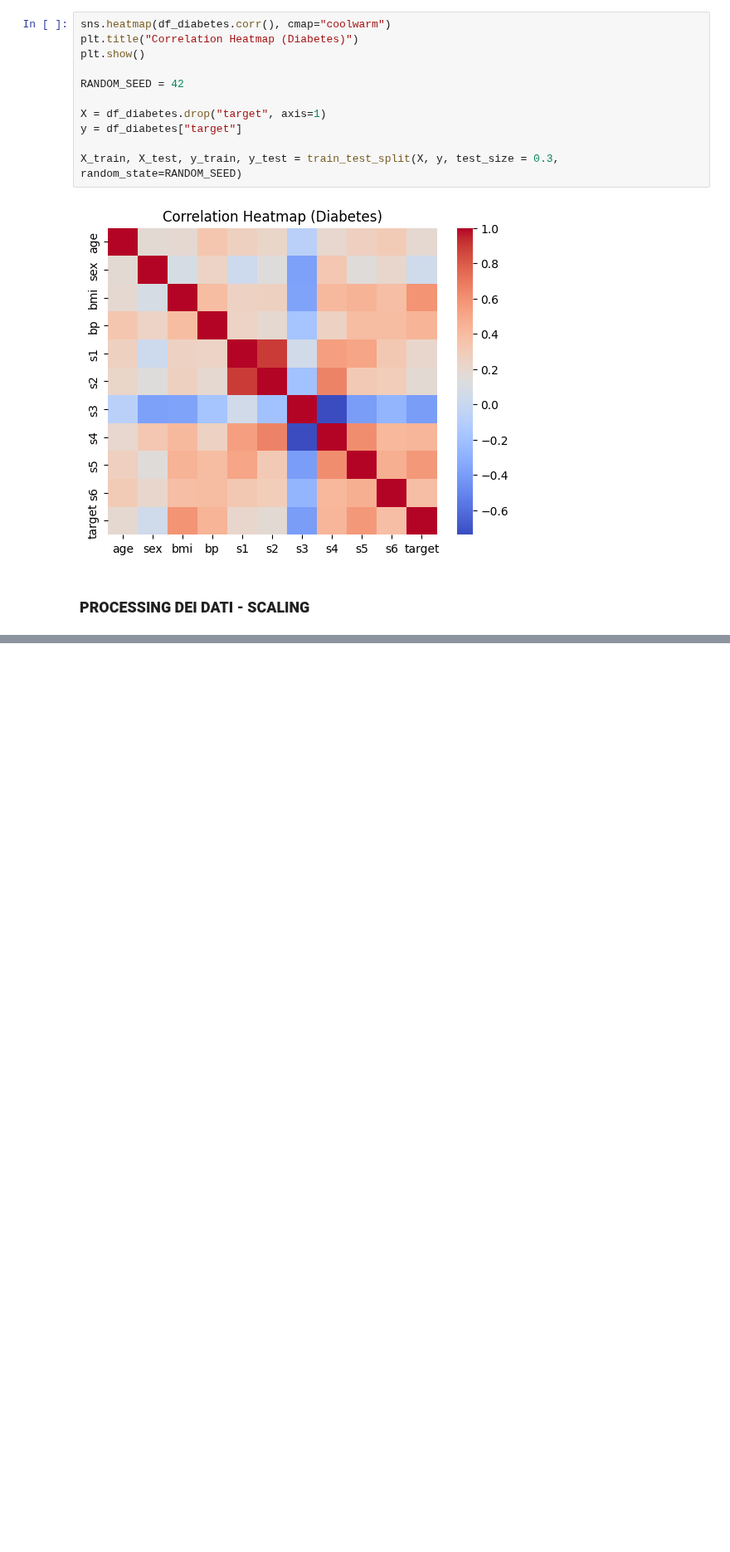
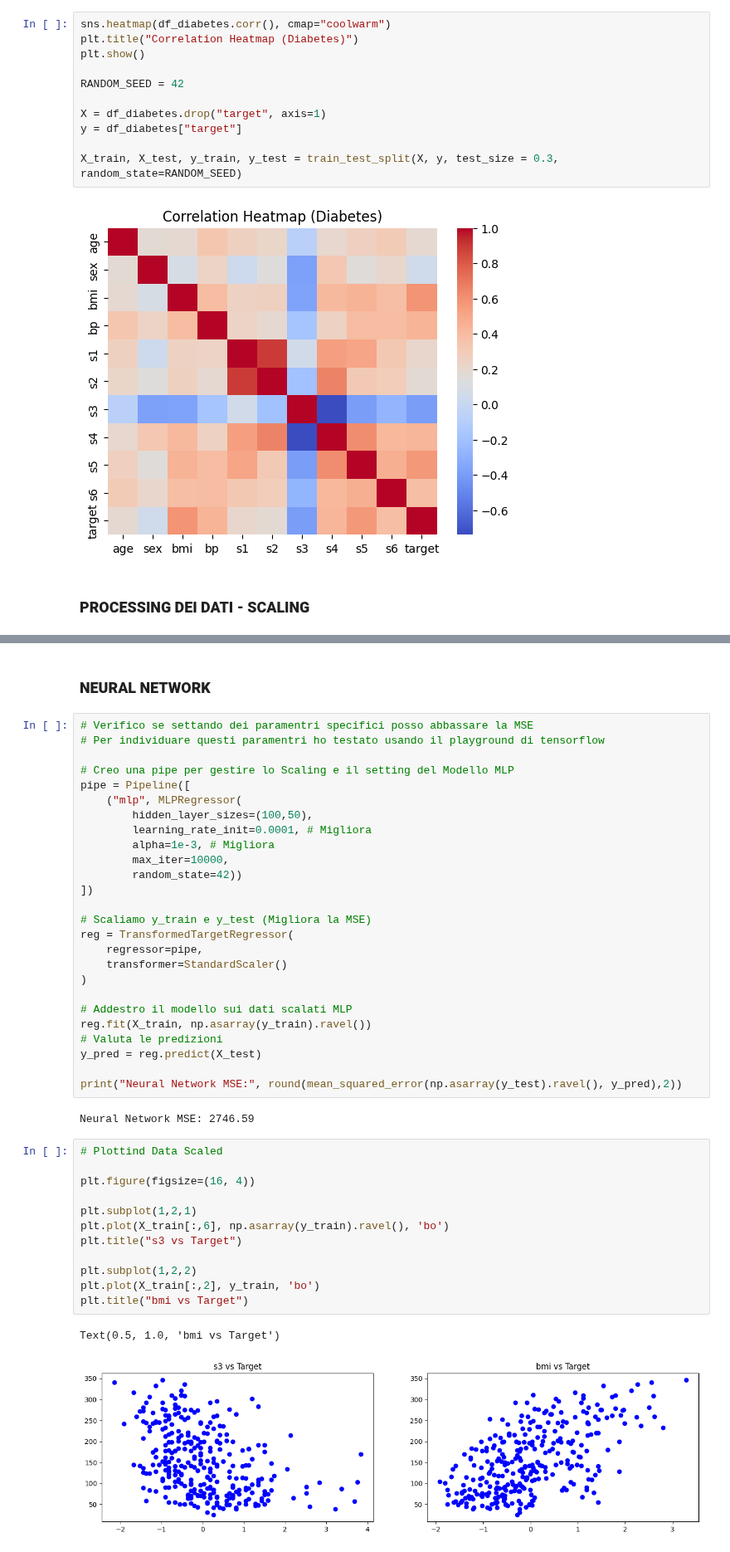
Before and after one commit to FabioBiit/ML_SCRIPTS, a Jupyter notebook: NOTEBOOKS/REGRESSIONE/ML_DATASET_DIABETE.ipynb, the cells around one changed output, grey strips where cells are left out. Shown at 83% size. Drawn from its saved outputs; the diff is of its cells as text; blank space fills up the shorter version.

```diff
--- a/NOTEBOOKS/REGRESSIONE/ML_DATASET_DIABETE.ipynb
+++ b/NOTEBOOKS/REGRESSIONE/ML_DATASET_DIABETE.ipynb
@@ -77,0 +81,45 @@ Text(0.5, 1.0, 'Scaled - Age (Train)')
+# %% [markdown]
+### **NEURAL NETWORK**
+# %%
+# Verifico se settando dei paramentri specifici posso abbassare la MSE
+# Per individuare questi paramentri ho testato usando il playground di tensorflow
+
+# Creo una pipe per gestire lo Scaling e il setting del Modello MLP
+pipe = Pipeline([
+    ("mlp", MLPRegressor(
+        hidden_layer_sizes=(100,50),
+        learning_rate_init=0.0001, # Migliora
+        alpha=1e-3, # Migliora
+        max_iter=10000,
+        random_state=42))
+])
+
+# Scaliamo y_train e y_test (Migliora la MSE)
+reg = TransformedTargetRegressor(
+    regressor=pipe,
+    transformer=StandardScaler()
+)
+
+# Addestro il modello sui dati scalati MLP
+reg.fit(X_train, np.asarray(y_train).ravel())
+# Valuta le predizioni
+y_pred = reg.predict(X_test)
+
+print("Neural Network MSE:", round(mean_squared_error(np.asarray(y_test).ravel(), y_pred),2))
+# %% [output]
+Neural Network MSE: 2746.59
+# %%
+# Plottind Data Scaled
+
+plt.figure(figsize=(16, 4))
+
+plt.subplot(1,2,1)
+plt.plot(X_train[:,6], np.asarray(y_train).ravel(), 'bo')
+plt.title("s3 vs Target")
+
+plt.subplot(1,2,2)
+plt.plot(X_train[:,2], y_train, 'bo')
+plt.title("bmi vs Target")
+# %% [output]
+Text(0.5, 1.0, 'bmi vs Target')
+[figure, added]
```
Also changed, not shown: parts of 8 cells of this notebook.
